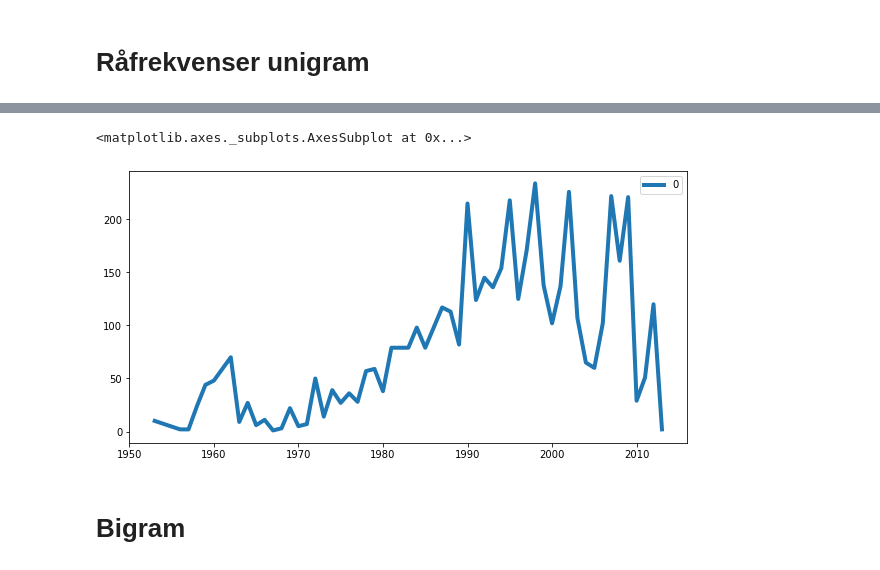
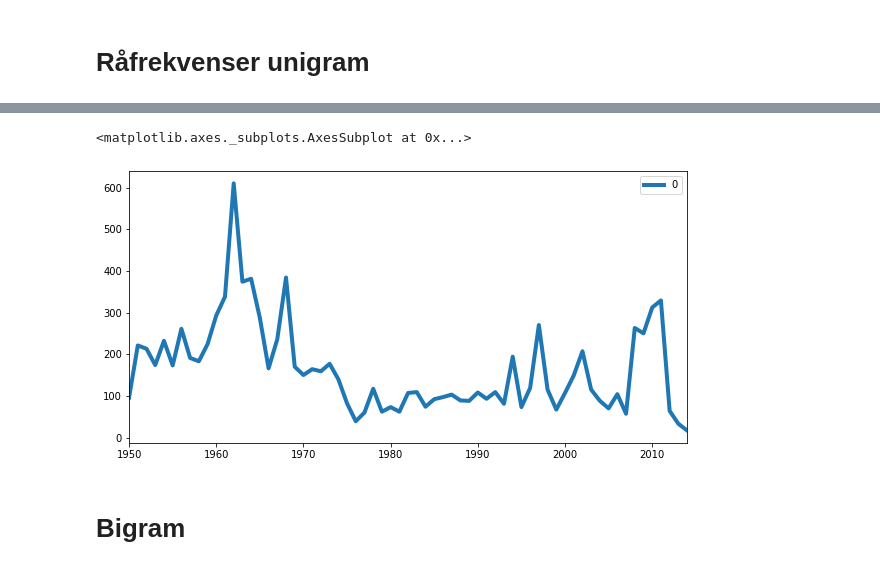
Before and after one commit to Yoonsen/ordboksprosjektet, a Jupyter notebook: Jokertegnsøk.ipynb, the cells around one changed output, grey strips where cells are left out. Cells and saved outputs as stored; diff of their text form; code cells hidden in the pictures.

```diff
--- a/Jokertegnsøk.ipynb
+++ b/Jokertegnsøk.ipynb
@@ -15,8 +25,8 @@ Updated file `C:\Users\larsj\Documents\GitHub\ordboksprosjektet\wordbank.py`
 # %%
-nb.unigram('meslinger', ddk="61%").plot(lw=4, figsize=(10,5))
+nb.unigram('meslinger', media='avis', ddk="61%").plot(lw=4, figsize=(10,5))
 # %% [output]
 <matplotlib.axes._subplots.AxesSubplot at 0x...>
-[figure, old version]
+[figure, new version]
 # %% [markdown]
 # Bigram
 # %%
```
Also changed, not shown: parts of 3 cells of this notebook, 1 other file.
